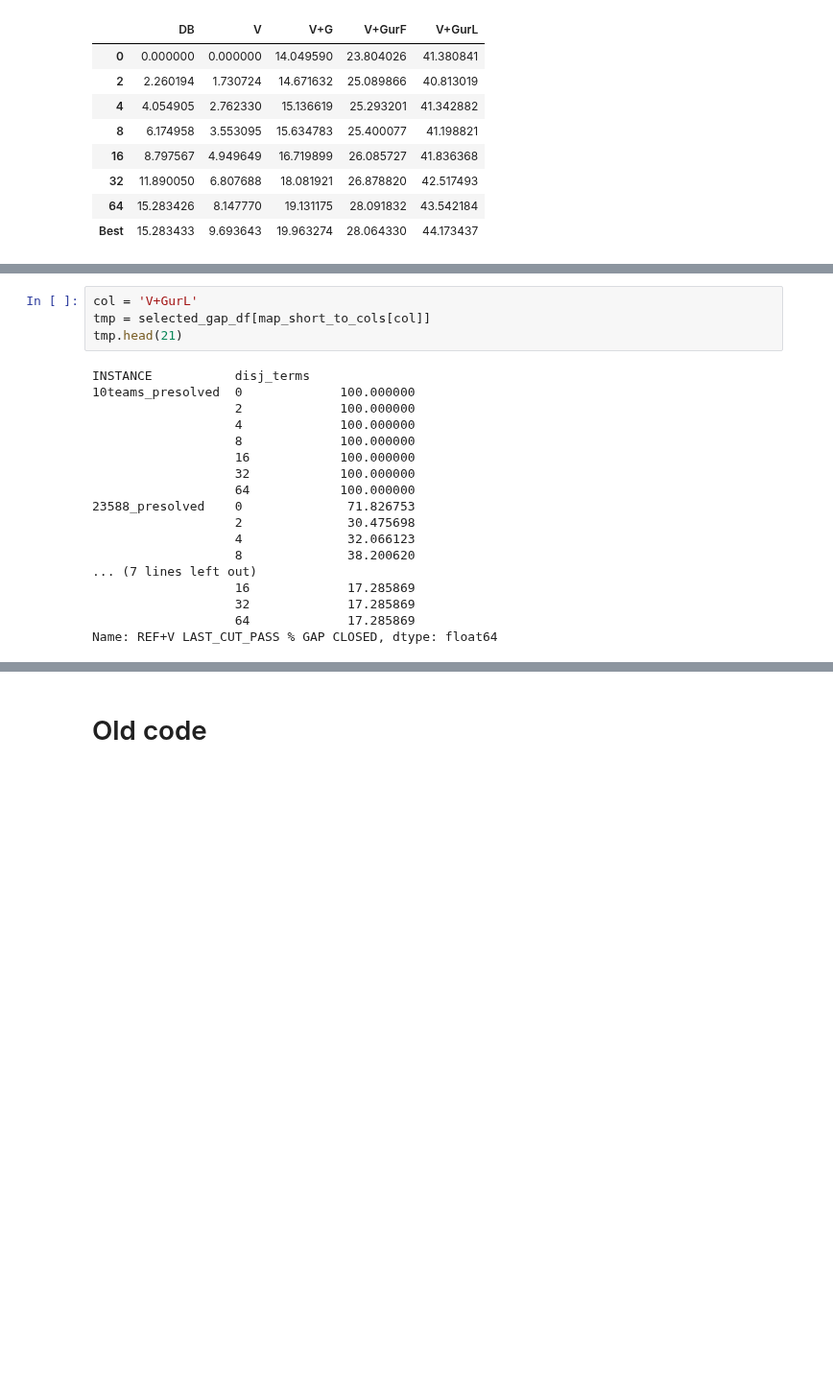
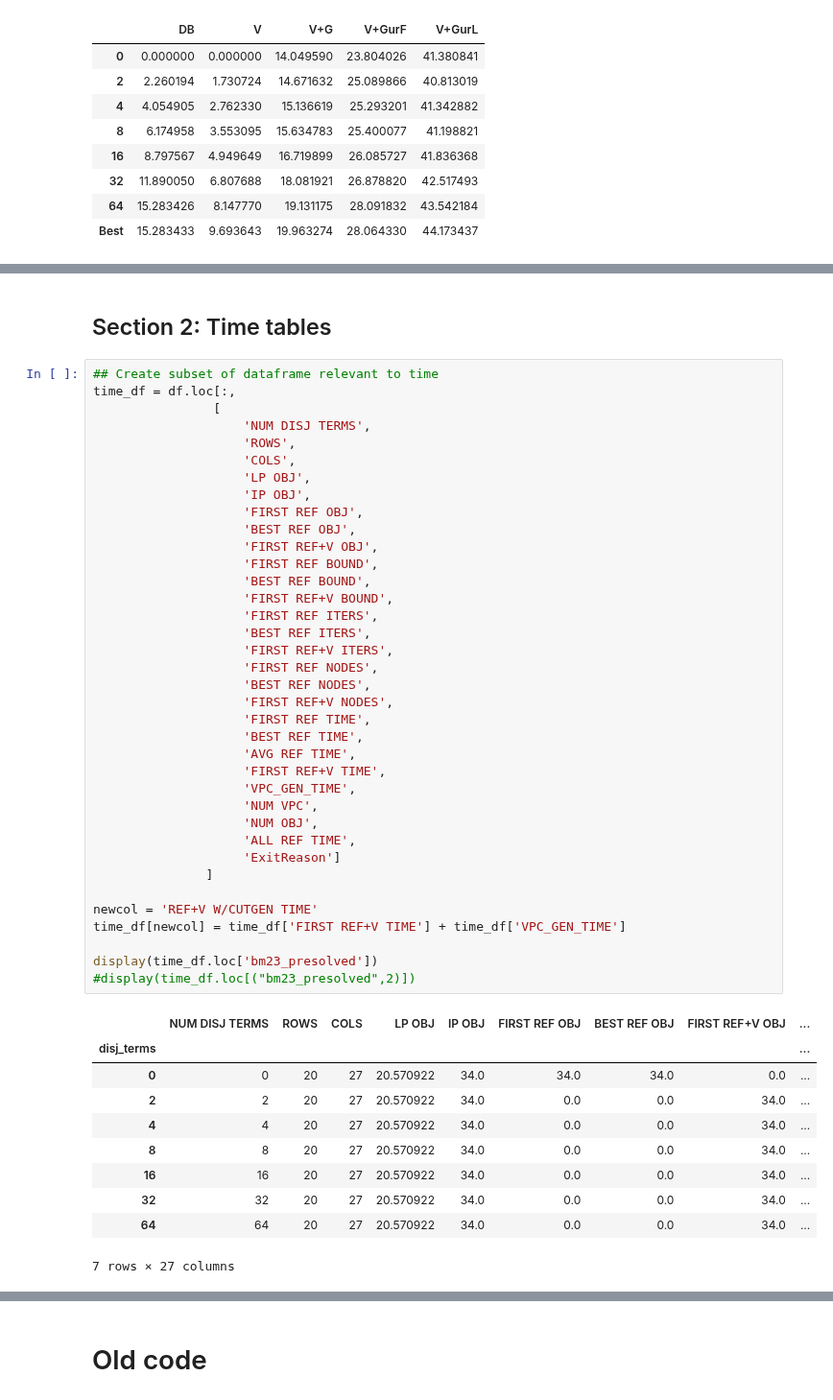
Before and after one commit to akazachk/vpc, a Jupyter notebook: plots/plots.ipynb, the cells around one changed output, grey strips where cells are left out. Shown at 96% size. Saved outputs shown, nothing was run; the diff lists cells and outputs as text; blank space fills up the shorter version.

```diff
--- a/plots/plots.ipynb
+++ b/plots/plots.ipynb
@@ -907,25 +912,53 @@ for inst in best_df.index:
 # %% [output]
 f2gap801600_presolved has best_df = 49.794634 and selected_gap_df = 0.000000 for col V+GurF
 milo-v12-6-r2-40-1_presolved has best_df = 63.937687 and selected_gap_df = 0.000000 for col V+GurF
-# %%
-col = 'V+GurL'
-tmp = selected_gap_df[map_short_to_cols[col]]
-tmp.head(21)
-# %% [output]
-INSTANCE           disj_terms
-10teams_presolved  0             100.000000
-                   2             100.000000
-                   4             100.000000
-                   8             100.000000
-                   16            100.000000
-                   32            100.000000
-                   64            100.000000
-23588_presolved    0              71.826753
-                   2              30.475698
-                   4              32.066123
-                   8              38.200620
-... (7 lines left out)
-                   16             17.285869
-                   32             17.285869
-                   64             17.285869
-Name: REF+V LAST_CUT_PASS % GAP CLOSED, dtype: float64
+# %% [markdown]
+## Section 2: Time tables
+# %%
+## Create subset of dataframe relevant to time
+time_df = df.loc[:,
+                [
+                    'NUM DISJ TERMS',
+                    'ROWS',
+                    'COLS',
+                    'LP OBJ',
+                    'IP OBJ',
+                    'FIRST REF OBJ',
+                    'BEST REF OBJ',
+                    'FIRST REF+V OBJ',
+                    'FIRST REF BOUND',
+                    'BEST REF BOUND',
+                    'FIRST REF+V BOUND',
+                    'FIRST REF ITERS',
+                    'BEST REF ITERS',
+                    'FIRST REF+V ITERS',
+                    'FIRST REF NODES',
+                    'BEST REF NODES',
+                    'FIRST REF+V NODES',
+                    'FIRST REF TIME',
+                    'BEST REF TIME',
+                    'AVG REF TIME',
+                    'FIRST REF+V TIME',
+                    'VPC_GEN_TIME',
+                    'NUM VPC',
+                    'NUM OBJ',
+                    'ALL REF TIME',
+                    'ExitReason']
+               ]
+
+newcol = 'REF+V W/CUTGEN TIME'
+time_df[newcol] = time_df['FIRST REF+V TIME'] + time_df['VPC_GEN_TIME']
+
+display(time_df.loc['bm23_presolved'])
+#display(time_df.loc[("bm23_presolved",2)])
+# %% [output]
+|  | NUM DISJ TERMS | ROWS | COLS | LP OBJ | IP OBJ | FIRST REF OBJ | BEST REF OBJ | FIRST REF+V OBJ | ... |
+| disj_terms |  |  |  |  |  |  |  |  | ... |
+| 0 | 0 | 20 | 27 | 20.570922 | 34.0 | 34.0 | 34.0 | 0.0 | ... |
+| 2 | 2 | 20 | 27 | 20.570922 | 34.0 | 0.0 | 0.0 | 34.0 | ... |
+| 4 | 4 | 20 | 27 | 20.570922 | 34.0 | 0.0 | 0.0 | 34.0 | ... |
+| 8 | 8 | 20 | 27 | 20.570922 | 34.0 | 0.0 | 0.0 | 34.0 | ... |
+| 16 | 16 | 20 | 27 | 20.570922 | 34.0 | 0.0 | 0.0 | 34.0 | ... |
+| 32 | 32 | 20 | 27 | 20.570922 | 34.0 | 0.0 | 0.0 | 34.0 | ... |
+| 64 | 64 | 20 | 27 | 20.570922 | 34.0 | 0.0 | 0.0 | 34.0 | ... |
+7 rows × 27 columns
```
Also changed, not shown: parts of 13 cells of this notebook.
